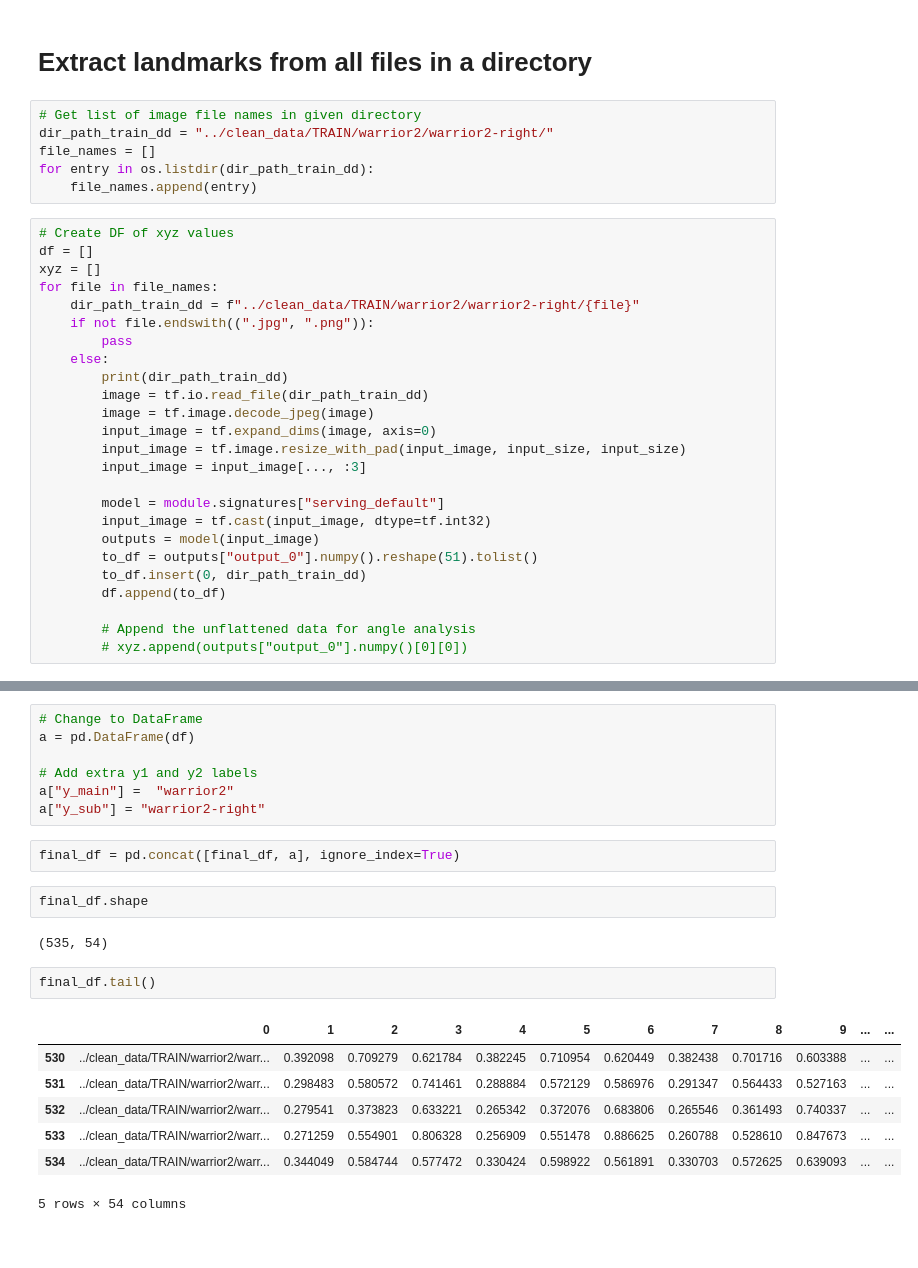
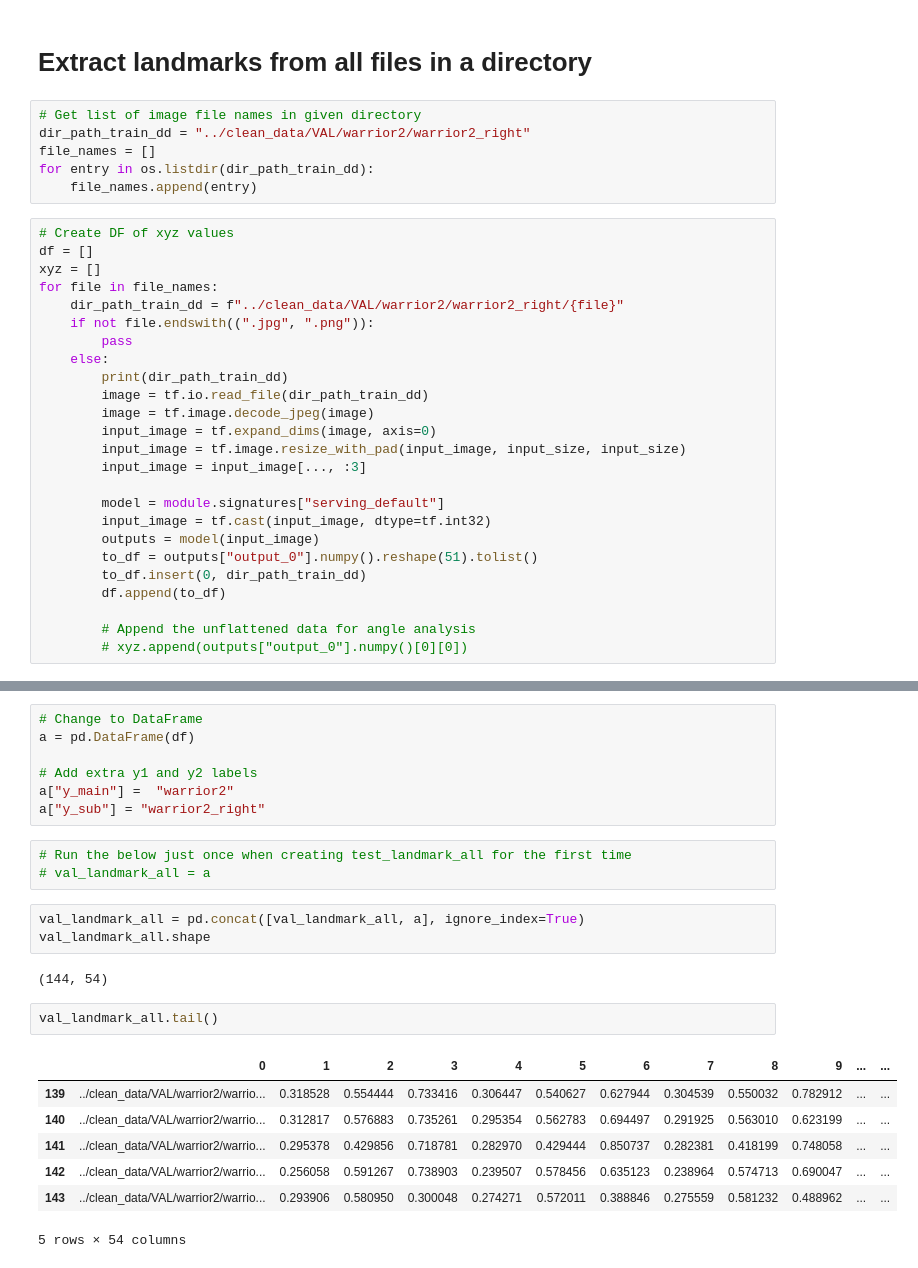
Before and after one commit to lennijanssen/hathaproject, a Jupyter notebook: notebooks/masaki.ipynb, the cells around one changed output, grey strips where cells are left out. Drawn from its saved outputs; the diff is of its cells as text.

```diff
--- a/notebooks/masaki.ipynb
+++ b/notebooks/masaki.ipynb
@@ -116,7 +116,7 @@ def draw_prediction_on_image(
 # Extract landmarks from all files in a directory
 # %%
 # Get list of image file names in given directory
-dir_path_train_dd = "../clean_data/TRAIN/warrior2/warrior2-right/"
+dir_path_train_dd = "../clean_data/VAL/warrior2/warrior2_right"
 file_names = []
 for entry in os.listdir(dir_path_train_dd):
     file_names.append(entry)
@@ -125,7 +125,7 @@ for entry in os.listdir(dir_path_train_dd):
 df = []
 xyz = []
 for file in file_names:
-    dir_path_train_dd = f"../clean_data/TRAIN/warrior2/warrior2-right/{file}"
+    dir_path_train_dd = f"../clean_data/VAL/warrior2/warrior2_right/{file}"
     if not file.endswith((".jpg", ".png")):
         pass
     else:
@@ -172,20 +190,22 @@ a = pd.DataFrame(df)
 
 # Add extra y1 and y2 labels
 a["y_main"] =  "warrior2"
-a["y_sub"] = "warrior2-right"
+a["y_sub"] = "warrior2_right"
+# %%
+# Run the below just once when creating test_landmark_all for the first time
+# val_landmark_all = a
 # %%
-final_df = pd.concat([final_df, a], ignore_index=True)
+val_landmark_all = pd.concat([val_landmark_all, a], ignore_index=True)
+val_landmark_all.shape
+# %% [output]
+(144, 54)
-# %%
-final_df.shape
-# %% [output]
-(535, 54)
 # %%
-final_df.tail()
+val_landmark_all.tail()
 # %% [output]
 |  | 0 | 1 | 2 | 3 | 4 | 5 | 6 | 7 | 8 | 9 | ... | ... |
-| 530 | ../clean_data/TRAIN/warrior2/warr... | 0.392098 | 0.709279 | 0.621784 | 0.382245 | 0.710954 | 0.620449 | 0.382438 | 0.701716 | 0.603388 | ... | ... |
-| 531 | ../clean_data/TRAIN/warrior2/warr... | 0.298483 | 0.580572 | 0.741461 | 0.288884 | 0.572129 | 0.586976 | 0.291347 | 0.564433 | 0.527163 | ... | ... |
-| 532 | ../clean_data/TRAIN/warrior2/warr... | 0.279541 | 0.373823 | 0.633221 | 0.265342 | 0.372076 | 0.683806 | 0.265546 | 0.361493 | 0.740337 | ... | ... |
-| 533 | ../clean_data/TRAIN/warrior2/warr... | 0.271259 | 0.554901 | 0.806328 | 0.256909 | 0.551478 | 0.886625 | 0.260788 | 0.528610 | 0.847673 | ... | ... |
-| 534 | ../clean_data/TRAIN/warrior2/warr... | 0.344049 | 0.584744 | 0.577472 | 0.330424 | 0.598922 | 0.561891 | 0.330703 | 0.572625 | 0.639093 | ... | ... |
+| 139 | ../clean_data/VAL/warrior2/warrio... | 0.318528 | 0.554444 | 0.733416 | 0.306447 | 0.540627 | 0.627944 | 0.304539 | 0.550032 | 0.782912 | ... | ... |
+| 140 | ../clean_data/VAL/warrior2/warrio... | 0.312817 | 0.576883 | 0.735261 | 0.295354 | 0.562783 | 0.694497 | 0.291925 | 0.563010 | 0.623199 | ... | ... |
+| 141 | ../clean_data/VAL/warrior2/warrio... | 0.295378 | 0.429856 | 0.718781 | 0.282970 | 0.429444 | 0.850737 | 0.282381 | 0.418199 | 0.748058 | ... | ... |
+| 142 | ../clean_data/VAL/warrior2/warrio... | 0.256058 | 0.591267 | 0.738903 | 0.239507 | 0.578456 | 0.635123 | 0.238964 | 0.574713 | 0.690047 | ... | ... |
+| 143 | ../clean_data/VAL/warrior2/warrio... | 0.293906 | 0.580950 | 0.300048 | 0.274271 | 0.572011 | 0.388846 | 0.275559 | 0.581232 | 0.488962 | ... | ... |
 5 rows × 54 columns
```
Also changed, not shown: parts of 5 cells of this notebook, 13 other files.
